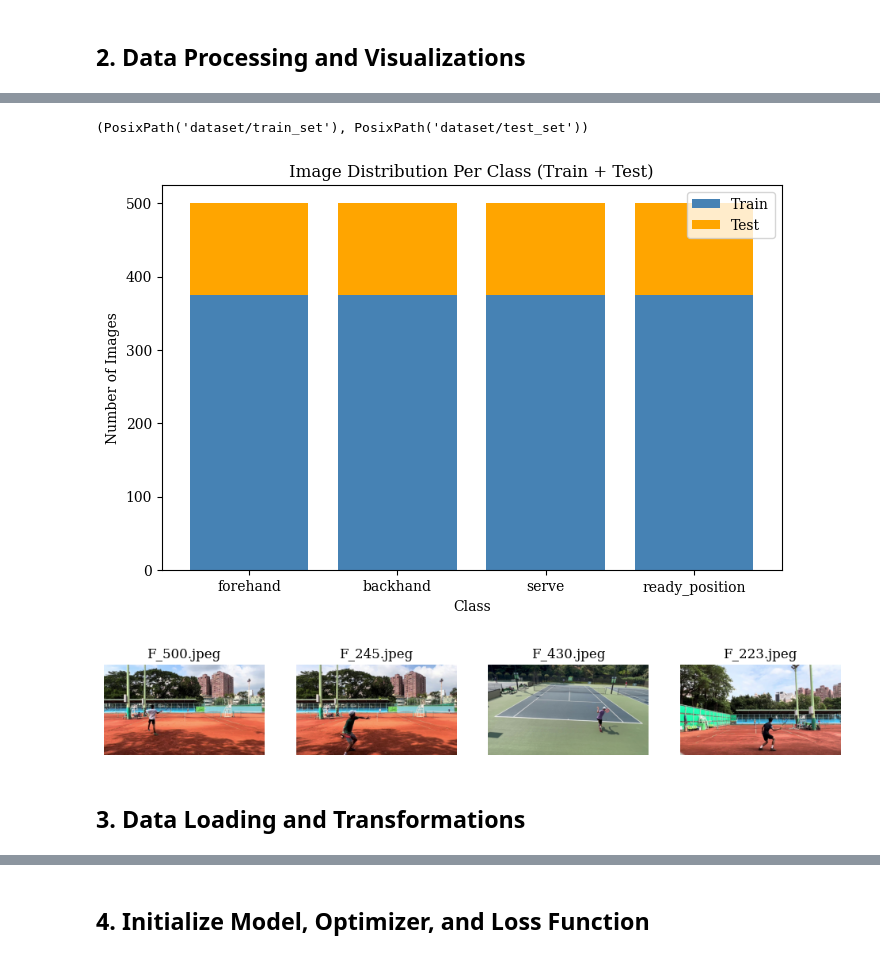
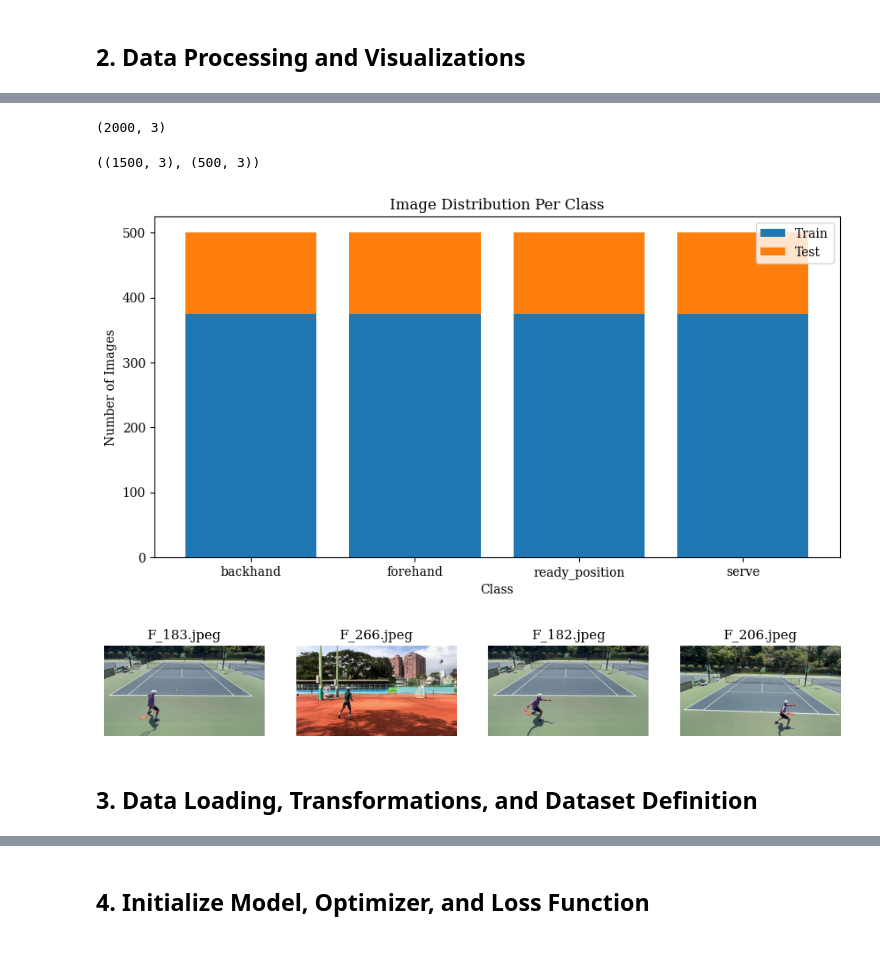
Before and after one commit to AgentXCross/TennisStrokeMultiClassification, a Jupyter notebook: model-development-2.ipynb, the cells around one changed output, grey strips where cells are left out. Saved outputs shown, nothing was run; the diff lists cells and outputs as text; code cells hidden in the pictures.

Commit message:
Ready to train model

```diff
--- a/model-development-2.ipynb
+++ b/model-development-2.ipynb
@@ -73,9 +31,35 @@ class_counts
-# %%
-image_path = Path("dataset")
-
-train_dir = image_path / "train_set"
-test_dir = image_path / "test_set"
-
-train_dir, test_dir
-# %% [output]
-(PosixPath('dataset/train_set'), PosixPath('dataset/test_set'))
+# %%
+def build_dataframe(root_dir: str) -> pd.DataFrame:
+    """Builds pandas Dataframe from data folder."""
+    data = []
+
+    for label in sorted(os.listdir(root_dir)):
+        class_dir = os.path.join(root_dir, label)
+        if not os.path.isdir(class_dir):
+            continue
+
+        for filename in os.listdir(class_dir):
+            file_path = os.path.join(class_dir, filename)
+
+            data.append({
+                "filepath": file_path,
+                "filename": filename,
+                "label": label
+            })
+
+    return pd.DataFrame(data)
+
+df = build_dataframe("image_data")
+df.shape
+# %% [output]
+(2000, 3)
+# %%
+def split_data(df: pd.DataFrame, test_split: float = 0.25, label_column: str = 'label') -> pd.DataFrame:
+    """Splits data into a train/test split. Default is 25% train set. Stratisfies by label column."""
+    train_df, test_df = train_test_split(df, test_size = test_split, stratify = df[label_column])
+    return train_df, test_df
+
+train_df, test_df = split_data(df)
+train_df.shape, test_df.shape
+# %% [output]
+((1500, 3), (500, 3))
@@ -82,23 +72,24 @@ train_dir, test_dir
 # %%
-train_counts = class_counts['train']
-test_counts = class_counts['test']
+def plot_stacked_distribution(train_df, test_df, label_column = 'label'):
+    """Plots the distribution of the training and testing sets."""
+    train_counts = train_df[label_column].value_counts().sort_index()
+    test_counts = test_df[label_column].value_counts().sort_index()
 
-classes = list(train_counts.keys())
-train_values = [train_counts[c] for c in classes]
-test_values = [test_counts[c] for c in classes]
+    labels = train_counts.index.tolist()
 
-plt.figure(figsize = (8,5))
-plt.bar(classes, train_values, label = "Train", color = "steelblue")
-plt.bar(classes, test_values, bottom = train_values, label = "Test", color = "orange")
+    plt.figure(figsize = (10, 5))
+    plt.bar(labels, train_counts.values, label = 'Train')
+    plt.bar(labels, test_counts.values, bottom = train_counts.values, label = 'Test')
 
-plt.xlabel("Class")
-plt.ylabel("Number of Images")
-plt.title("Image Distribution Per Class (Train + Test)")
-plt.legend()
+    plt.title("Image Distribution Per Class")
+    plt.xlabel("Class")
+    plt.ylabel("Number of Images")
+    plt.legend()
+    plt.show()
 
-plt.show()
+plot_stacked_distribution(train_df, test_df)
 # %% [output]
-[figure, old version]
+[figure, new version]
 # %%
 def show_random_images(folder_path: str, num_images: int = 4) -> None:
     files = [f for f in os.listdir(folder_path) if f.lower().endswith((".jpg", ".png", ".jpeg"))]
@@ -114,11 +105,11 @@ def show_random_images(folder_path: str, num_images: int = 4) -> None:
         plt.axis("off")
     plt.show()
 
-show_random_images("dataset/train_set/forehand")
+show_random_images("image_data/forehand")
 # %% [output]
-[figure, old version]
+[figure, new version]
 # %% [markdown]
-## **3. Data Loading and Transformations**
+## **3. Data Loading, Transformations, and Dataset Definition**
 # %%
 def center_crop_square(image, **kwargs):
     h, w = image.shape[:2]
```
Also changed, not shown: parts of 14 cells of this notebook.
